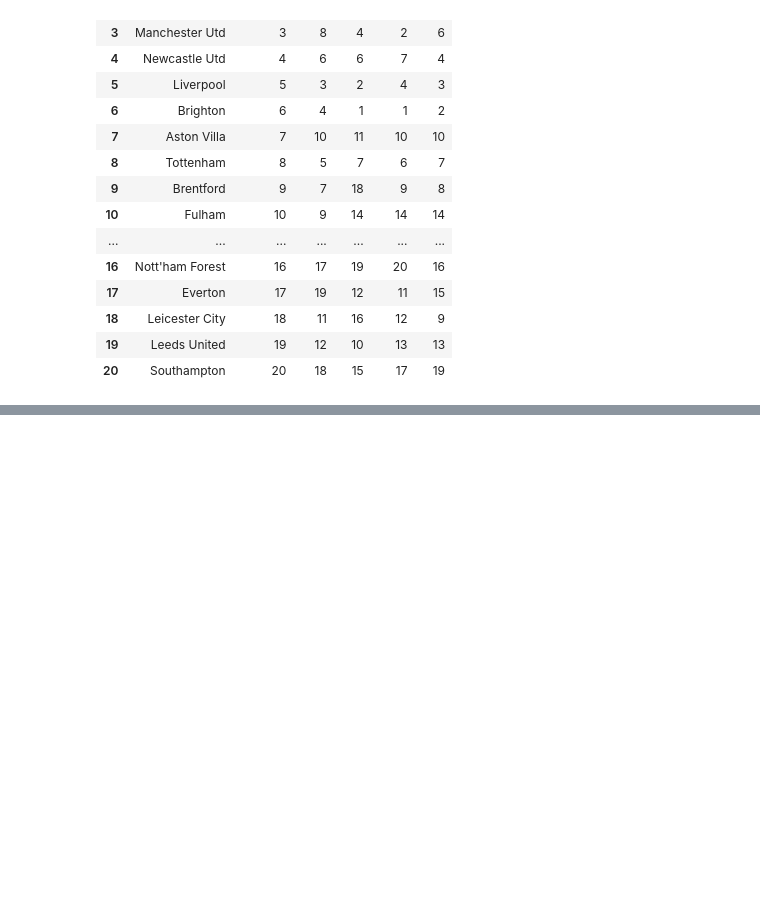
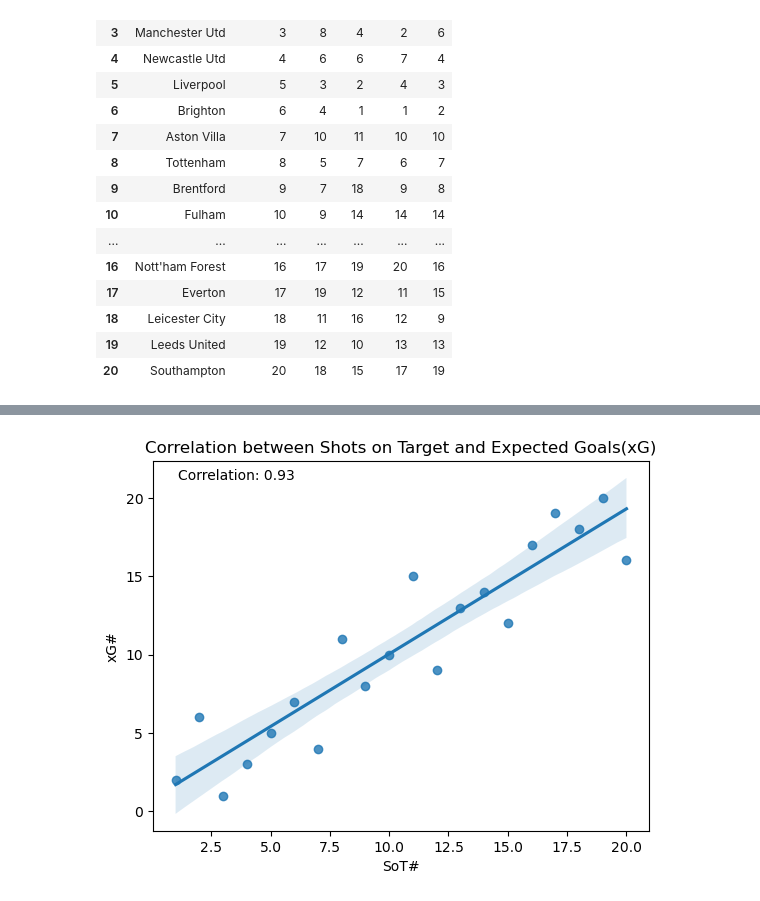
Before and after one commit to ayomidecole/Prem2022-23-data, a Jupyter notebook: 1_team_shooting_analysis.ipynb, the cells around one changed output, grey strips where cells are left out. Cells and saved outputs as stored; diff of their text form; code cells hidden in the pictures; blank space fills up the shorter version.

```diff
--- a/1_team_shooting_analysis.ipynb
+++ b/1_team_shooting_analysis.ipynb
@@ -368,0 +370,16 @@ plt.show()
+# %%
+correlation = shooting['SoT#'].corr(shooting['xG#'])
+
+sns.regplot(x='SoT#', y='xG#', data=shooting)
+
+plt.xlabel('SoT#')
+plt.ylabel('xG#')
+plt.title('Correlation between Shots on Target and Expected Goals(xG)')
+
+
+plt.text(0.05, 0.95, f'Correlation: {correlation:.2f}', transform=plt.gca().transAxes)
+
+# Show the plot
+plt.show()
+# %% [output]
+[figure, added]
```
Also changed, not shown: parts of 6 cells of this notebook.
